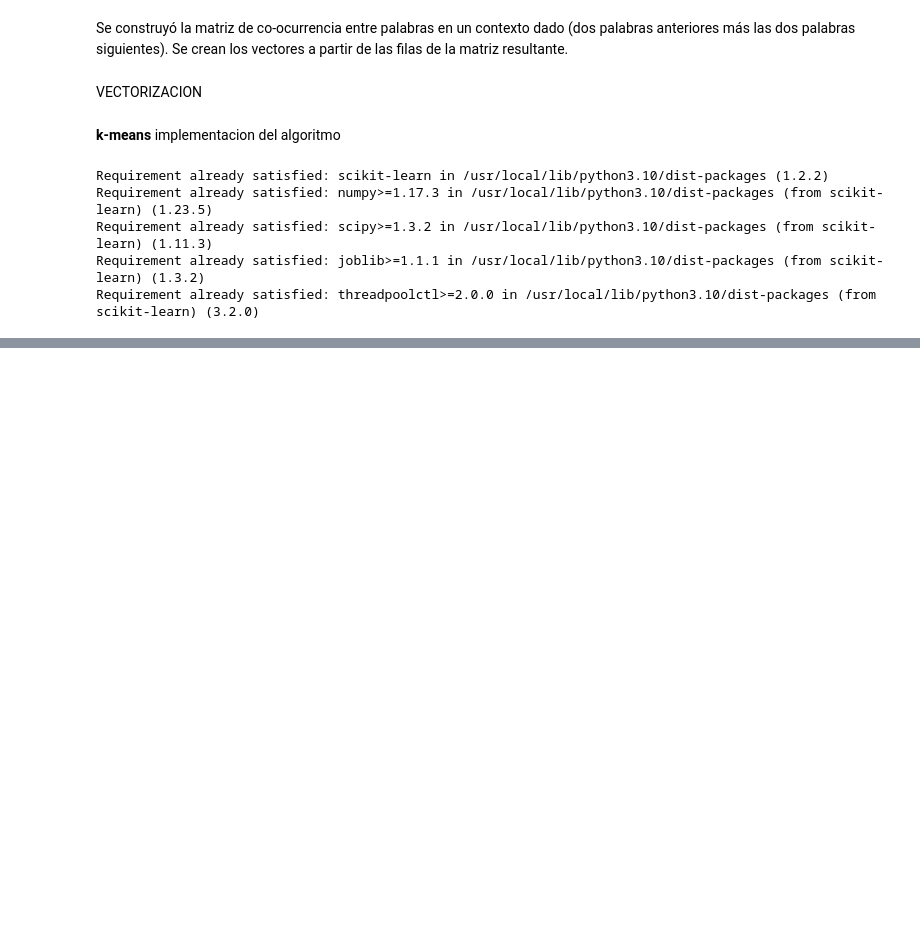
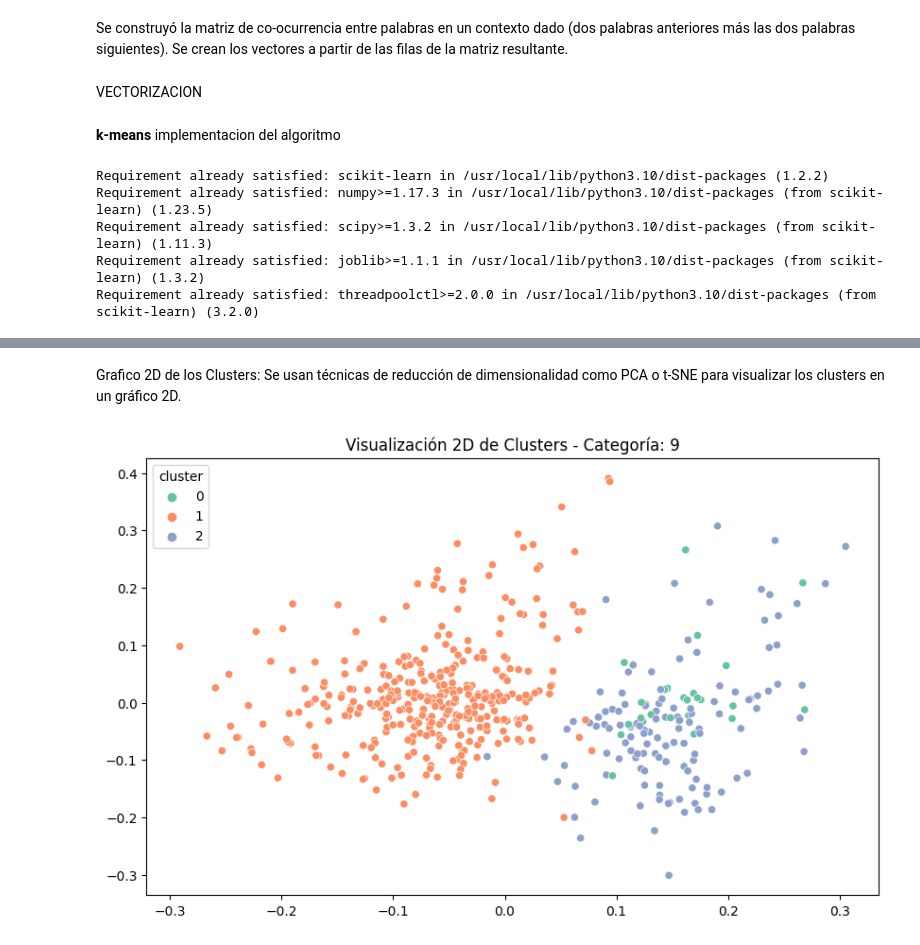
Before and after one commit to pablonicolasr/pps, a Jupyter notebook: Algoritmo_kmeans_PPS.ipynb, the cells around one changed output, grey strips where cells are left out. Saved outputs shown, nothing was run; the diff lists cells and outputs as text; code cells hidden in the pictures; blank space fills up the shorter version.

```diff
--- a/Algoritmo_kmeans_PPS.ipynb
+++ b/Algoritmo_kmeans_PPS.ipynb
@@ -105,8 +107,8 @@ for categoria in categorias:
     # Filtrar las filas que pertenecen a la categoría específica
     df_categoria = df[df['categoria'] == categoria]
 
-    # Seleccionar aleatoriamente 100 registros del DataFrame
-    df_sample = df_categoria.sample(n=200, random_state=42)
+    # Seleccionar aleatoriamente la cantidad de  registros del DataFrame
+    df_sample = df_categoria.sample(n=500, random_state=42)
 
     # Analizar la columna de texto_noticia para la categoría específica
     text = ' '.join(df_sample['texto_noticia'].astype(str))
@@ -235,0 +379,21 @@ Cluster 2 - Categoría: 9
+# %% [markdown]
+Grafico 2D de los Clusters:
+Se usan técnicas de reducción de dimensionalidad como PCA o t-SNE para visualizar los clusters en un gráfico 2D.
+# %%
+from sklearn.decomposition import PCA
+import seaborn as sns
+
+# Reducción de dimensionalidad con PCA
+pca = PCA(n_components=2)
+X_pca = pca.fit_transform(X_tfidf.toarray())
+
+# Añadir la columna de clusters al DataFrame
+df_sample['cluster'] = kmeans.labels_
+
+# Crear un gráfico de dispersión 2D
+plt.figure(figsize=(10, 6))
+sns.scatterplot(x=X_pca[:, 0], y=X_pca[:, 1], hue=df_sample['cluster'], palette='Set2', legend='full')
+plt.title(f"Visualización 2D de Clusters - Categoría: {categoria_a_numero[categoria]}")
+plt.show()
+# %% [output]
+[figure, added]
```
Also changed, not shown: parts of 15 cells of this notebook.
